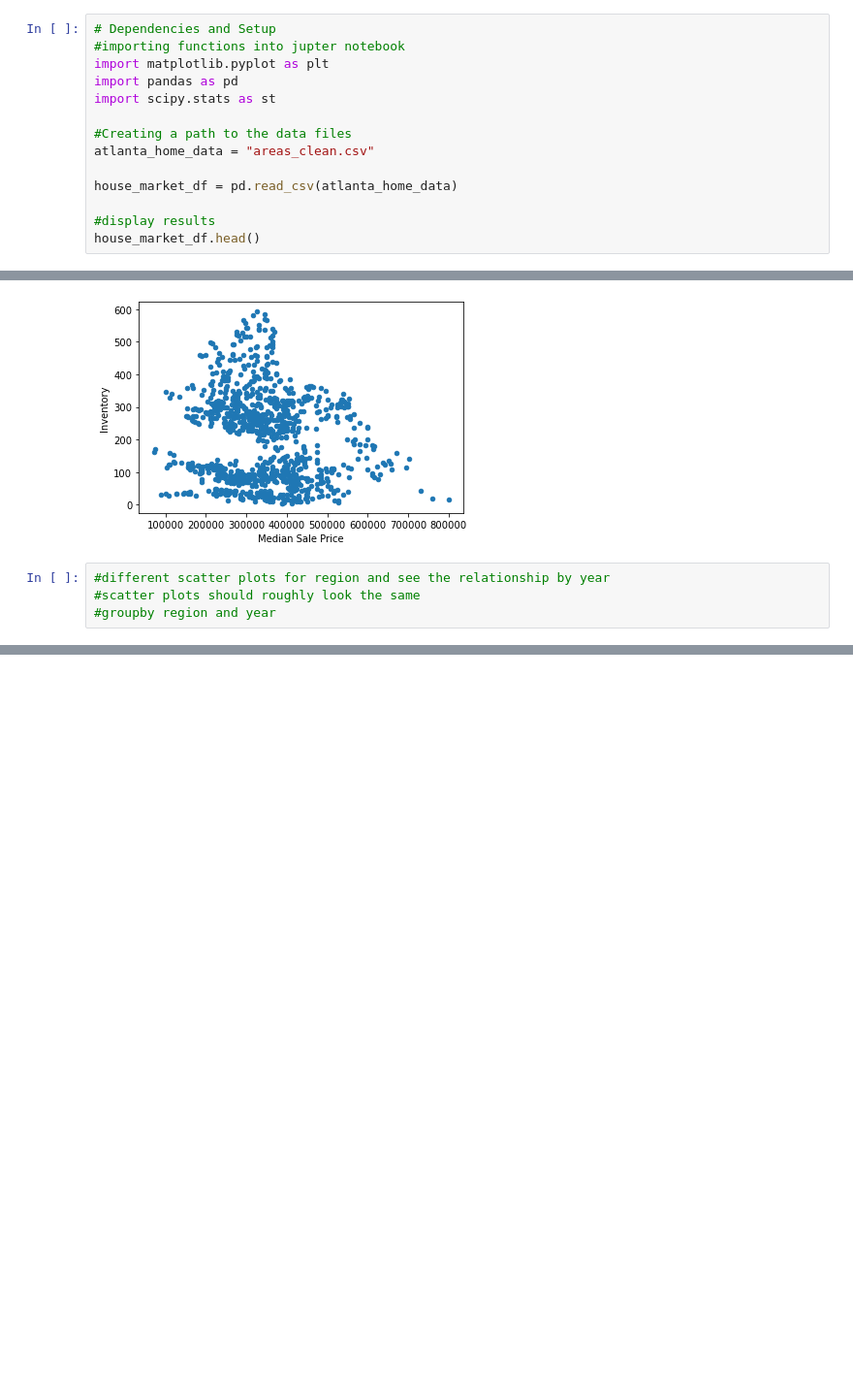
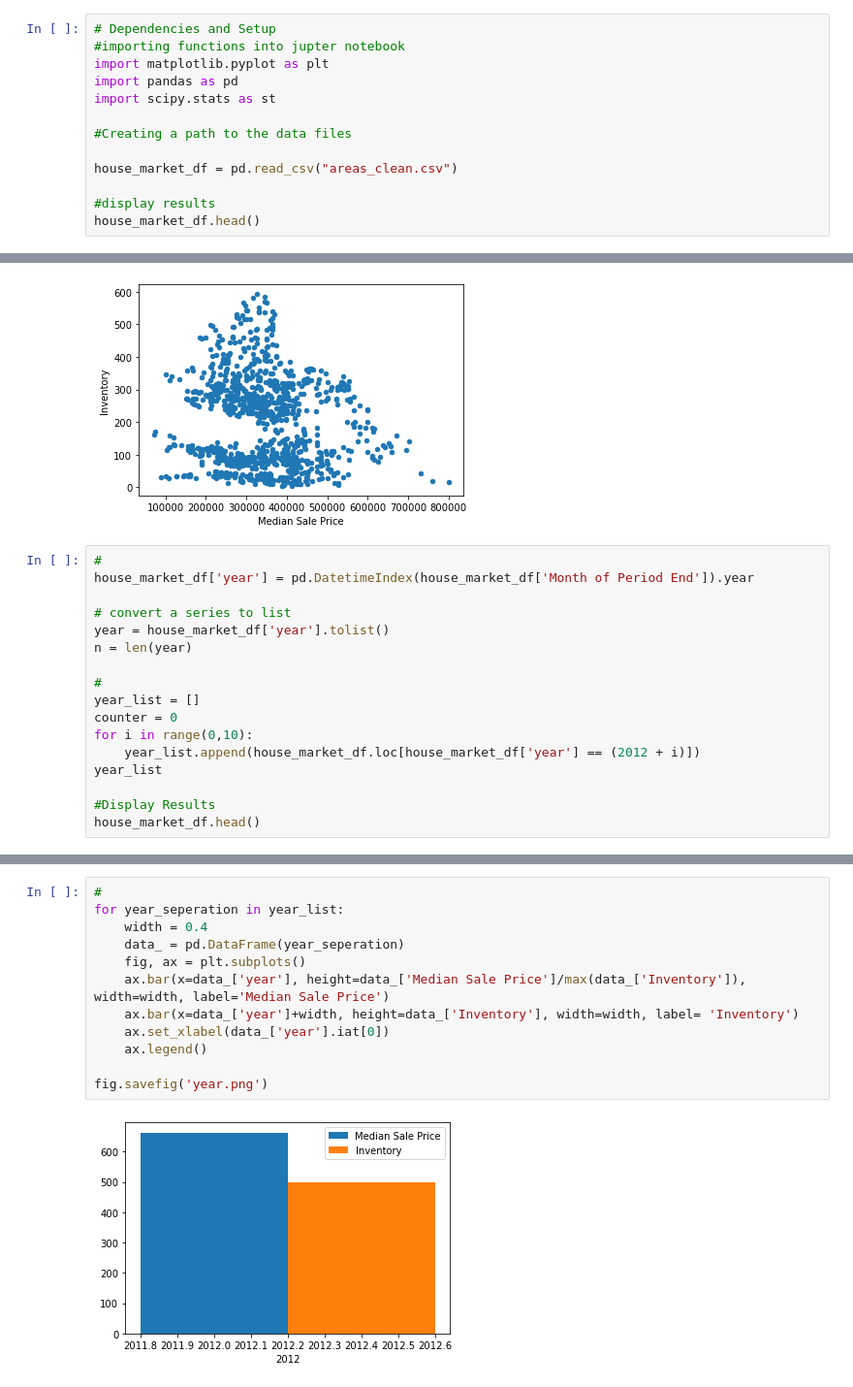
Before and after one commit to Cchristy212/Group_13, a Jupyter notebook: Housing Market Dynamics in Atlanta.ipynb, the cells around one changed output, grey strips where cells are left out. Shown at 97% size. Saved outputs shown, nothing was run; the diff lists cells and outputs as text; blank space fills up the shorter version.

```diff
--- a/Housing Market Dynamics in Atlanta.ipynb
+++ b/Housing Market Dynamics in Atlanta.ipynb
@@ -16,9 +16,8 @@ import pandas as pd
 import scipy.stats as st
 
 #Creating a path to the data files
-atlanta_home_data = "areas_clean.csv"
 
-house_market_df = pd.read_csv(atlanta_home_data)
+house_market_df = pd.read_csv("areas_clean.csv")
 
 #display results
 house_market_df.head()
@@ -79,6 +82,19 @@ house_market_df.plot('Median Sale Price', 'Inventory',kind='scatter')
 <AxesSubplot:xlabel='Median Sale Price', ylabel='Inventory'>
 [figure]
 # %%
-#different scatter plots for region and see the relationship by year
-#scatter plots should roughly look the same
-#groupby region and year
+#
+house_market_df['year'] = pd.DatetimeIndex(house_market_df['Month of Period End']).year
+
+# convert a series to list
+year = house_market_df['year'].tolist()
+n = len(year)
+
+#
+year_list = []
+counter = 0
+for i in range(0,10):
+    year_list.append(house_market_df.loc[house_market_df['year'] == (2012 + i)])
+year_list
+
+#Display Results
+house_market_df.head()
@@ -84,0 +129,14 @@ house_market_df.plot('Median Sale Price', 'Inventory',kind='scatter')
+# %%
+#
+for year_seperation in year_list:
+    width = 0.4
+    data_ = pd.DataFrame(year_seperation)
+    fig, ax = plt.subplots()
+    ax.bar(x=data_['year'], height=data_['Median Sale Price']/max(data_['Inventory']), width=width, label='Median Sale Price')
+    ax.bar(x=data_['year']+width, height=data_['Inventory'], width=width, label= 'Inventory')
+    ax.set_xlabel(data_['year'].iat[0])
+    ax.legend()
+
+fig.savefig('year.png')
+# %% [output]
+[figure, added]
```
Also changed, not shown: parts of 8 cells of this notebook.
